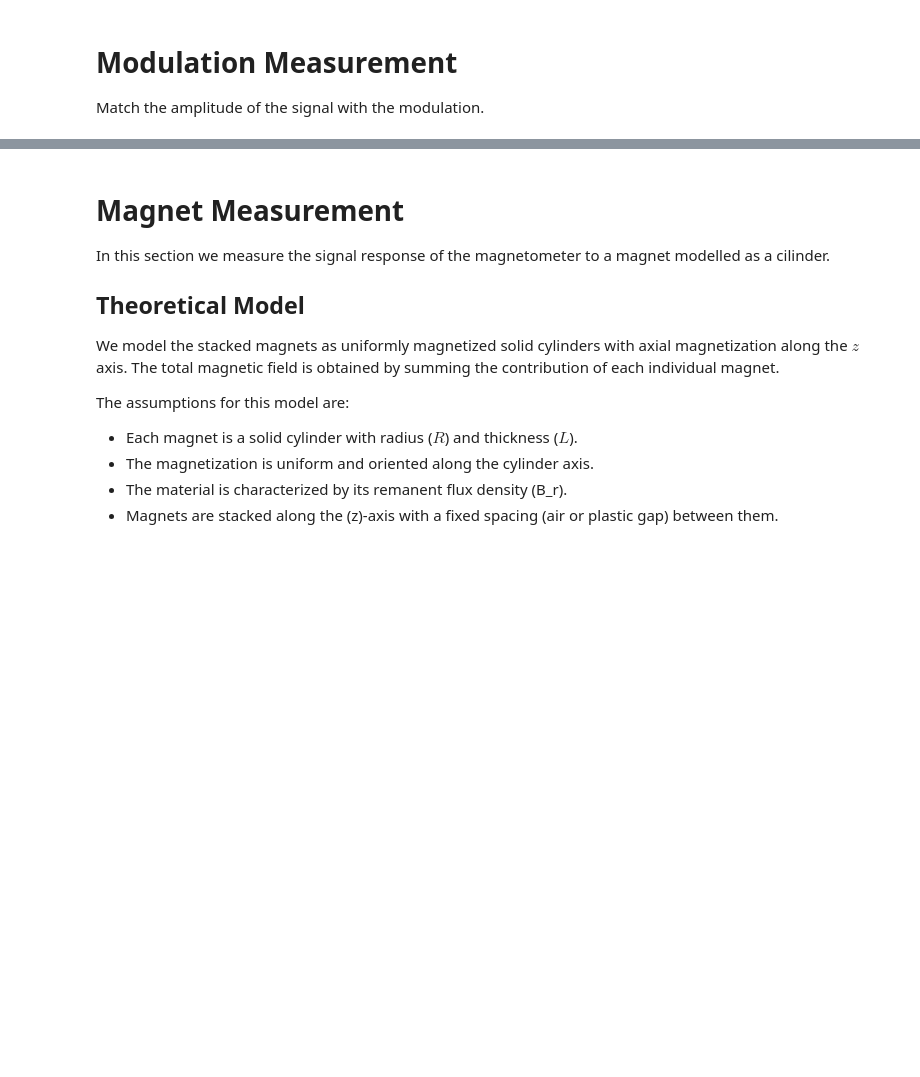
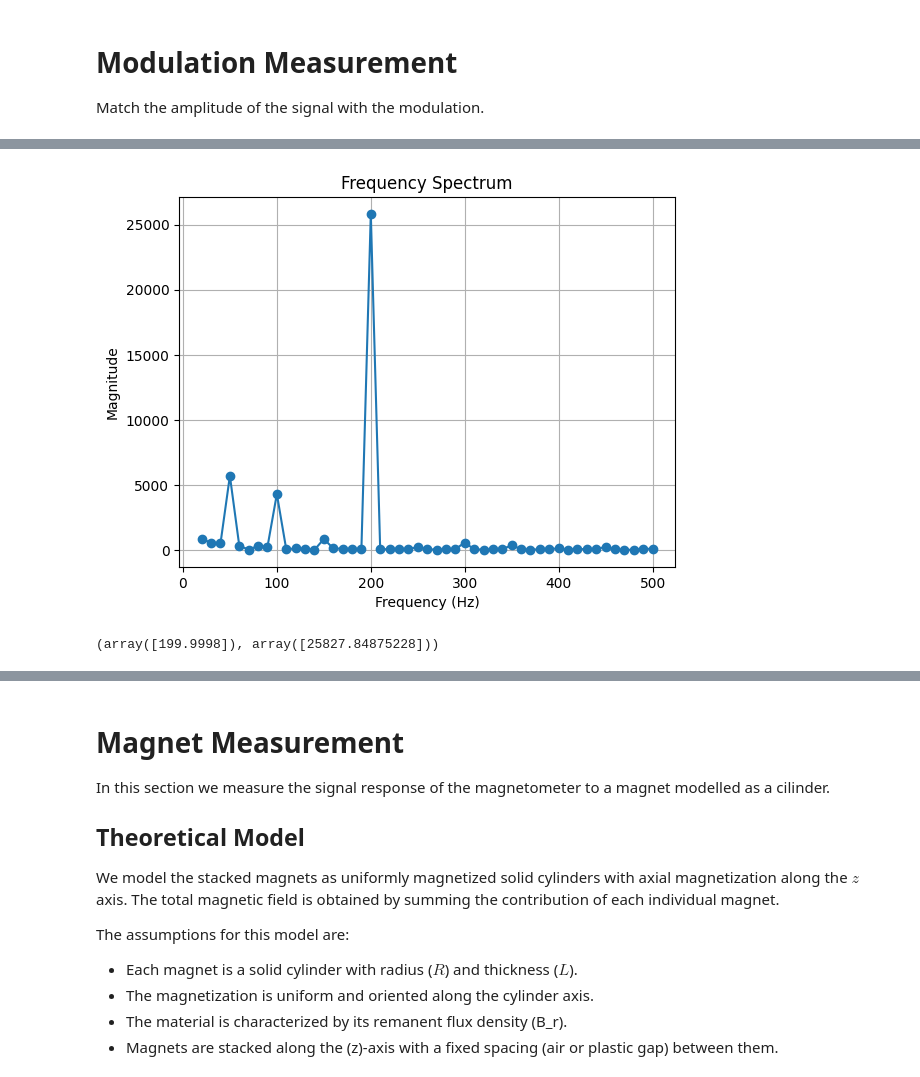
Before and after one commit to jjavierf64/MQST_Projects, a Jupyter notebook: AQL/graphs.ipynb, the cells around one changed output, grey strips where cells are left out. Saved outputs shown, nothing was run; the diff lists cells and outputs as text; code cells hidden in the pictures; blank space fills up the shorter version.

```diff
--- a/AQL/graphs.ipynb
+++ b/AQL/graphs.ipynb
@@ -11,0 +92,48 @@ Match the amplitude of the signal with the modulation.
+# %%
+def signal_spectrum_from_csv(path, time_col="Time(s)", signal_col="CH1(V)", fmin=None, fmax=None):
+    df = pd.read_csv(path)
+
+    t = df[time_col].to_numpy()
+    y = df[signal_col].to_numpy()
+
+    # Remove DC offset
+    y = y - np.mean(y)
+
+    # Sampling rate from time column
+    dt = np.mean(np.diff(t))
+    fs = 1 / dt
+
+    # FFT
+    Y = np.fft.rfft(y)
+    freqs = np.fft.rfftfreq(len(y), dt)
+
+    magnitude = np.abs(Y)
+
+    # --- Apply frequency interval ---
+    mask = np.ones_like(freqs, dtype=bool)
+    if fmin is not None:
+        mask &= freqs >= fmin
+    if fmax is not None:
+        mask &= freqs <= fmax
+
+    freqs = freqs[mask]
+    magnitude = magnitude[mask]
+
+    return freqs, magnitude
+# %%
+test_amp = '120'
+freqs, magnitude = signal_spectrum_from_csv(f"mod/Rigol_{test_amp}.csv", fmin=10, fmax=500)
+
+plt.figure()
+plt.plot(freqs, magnitude, marker='o')
+plt.xlabel("Frequency (Hz)")
+plt.ylabel("Magnitude")
+plt.title("Frequency Spectrum")
+plt.grid(True)
+plt.show()
+# %% [output]
+[figure, added]
+# %%
+freqs, magnitude
+# %% [output]
+(array([199.9998]), array([25827.84875228]))
```
Also changed, not shown: parts of 14 cells of this notebook, 11 other files.
